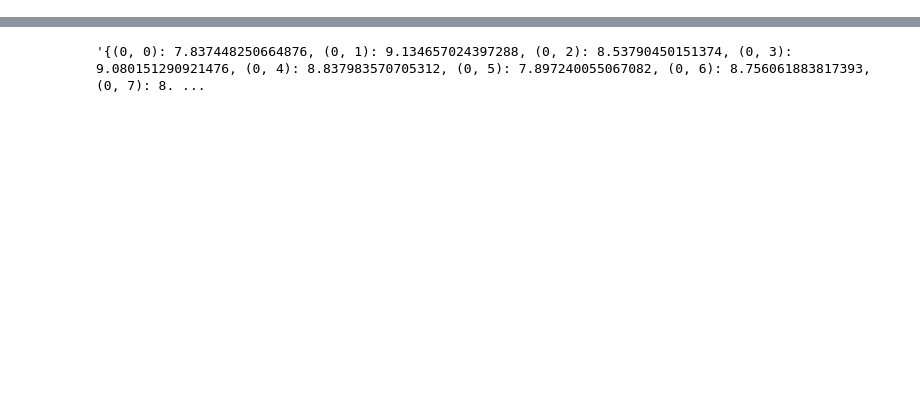
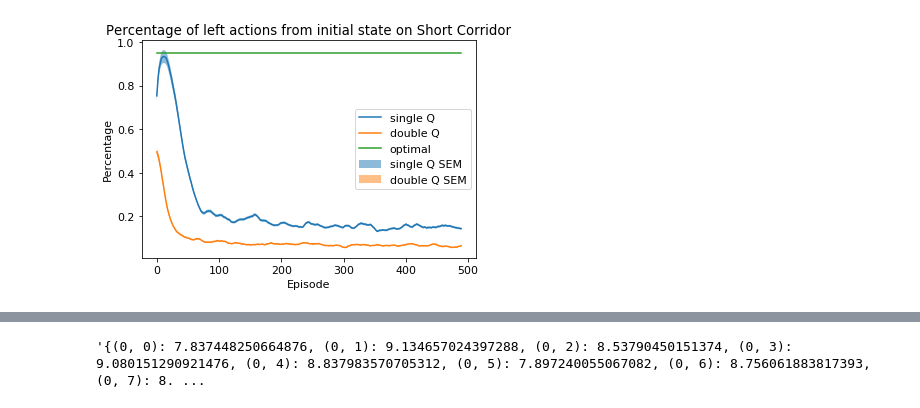
Before and after one commit to fsun2000/RL_project, a Jupyter notebook: short-corridor.ipynb, the cells around one changed output, grey strips where cells are left out. Cells and saved outputs as stored; diff of their text form; code cells hidden in the pictures; blank space fills up the shorter version.

```diff
--- a/short-corridor.ipynb
+++ b/short-corridor.ipynb
@@ -372,0 +292,13 @@ Training complete.
+# %%
+# number of actions in state B
+ACTIONS_B = range(0, 10)
+
+# configuration per experiment
+MEAN_REWARD = 0.1
+l_r_q = 0.5
+l_r_dq = 0.45
+
+if MEAN_REWARD < 0:
+    SIGN = 'negative'
+else:
+    SIGN = 'positive'
@@ -372,0 +330,82 @@ Training complete.
+# %%
+# plt.rcParams['font.size'] = '11'
+constant = np.sqrt(runs)
+
+n=10
+mu1 = left_counts_q.mean(axis=0)
+mu2 = left_counts_double_q.mean(axis=0)
+sigma1 = left_counts_q.mean(axis=0) / constant
+sigma2 = left_counts_double_q.mean(axis=0) / constant
+plt.plot(running_mean(mu1, n), label='single Q')
+plt.fill_between(np.arange(len(running_mean(mu1, n))), running_mean(mu1+sigma1, n), running_mean(mu1-sigma1, n), alpha=0.5, label='single Q SEM')
+plt.plot(running_mean(mu2, n), label='double Q')
+plt.fill_between(np.arange(len(running_mean(mu2, n))), running_mean(mu2+sigma2, n), running_mean(mu2-sigma2, n), alpha=0.5, label='double Q SEM')
+
+if SIGN == 'neg':
+    optimal_line = np.ones(episodes-10) * EPSILON/2
+else:
+    optimal_line = 1 - np.ones(episodes-10) * EPSILON/2
+plt.plot(optimal_line, label='optimal')
+plt.xlabel('Episode')
+plt.ylabel('Percentage')
+plt.title('Percentage of left actions from initial state on Short Corridor')
+
+plt.legend()
+plt.savefig('images/optimal-sc-{}-policy.png'.format(SIGN))
+plt.show()
+plt.close()
+
+mu1 = cum_reward_q.mean(axis=0)
+mu2 = cum_reward_double_q.mean(axis=0)
+sigma1 = cum_reward_q.mean(axis=0) / constant
+sigma2 = cum_reward_double_q.mean(axis=0) / constant
+plt.plot(running_mean(mu1, n=10), label='single Q')
+plt.fill_between(np.arange(len(running_mean(mu1, n))), running_mean(mu1+sigma1, n), running_mean(mu1-sigma1, n), alpha=0.5, label='single Q SEM')
+plt.plot(running_mean(mu2, n=10), label='double Q')
+plt.fill_between(np.arange(len(running_mean(mu2, n))), running_mean(mu2+sigma2, n), running_mean(mu2-sigma2, n), alpha=0.5, label='double Q SEM')
+plt.plot(np.ones(episodes-10) * np.max([0, MEAN_REWARD]) - 0.05*abs(MEAN_REWARD) , label='optimal')
+plt.xlabel('Episode')
+plt.ylabel('Cumulative reward')
+plt.title('Cumulative reward on Short Corridor')
+plt.legend()
+plt.savefig('images/optimal-sc-{}-cumreward.png'.format(SIGN))
+plt.show()
+plt.close()
+
+# Action value of Q(s_start, left)
+mu1 = Bqvalue_q.mean(axis=0)
+mu2 = Bqvalue_double_q.mean(axis=0)
+sigma1 = Bqvalue_q.mean(axis=0) / constant
+sigma2 = Bqvalue_double_q.mean(axis=0) / constant
+plt.plot(running_mean(mu1, n=10), label='single Q')
+plt.fill_between(np.arange(len(running_mean(mu1, n))), running_mean(mu1+sigma1, n), running_mean(mu1-sigma1, n), alpha=0.5, label='single Q SEM')
+plt.plot(running_mean(mu2, n=10), label='double Q')
+plt.fill_between(np.arange(len(running_mean(mu2, n))), running_mean(mu2+sigma2, n), running_mean(mu2-sigma2, n), alpha=0.5, label='double Q SEM')
+plt.plot(np.ones(episodes-10) * MEAN_REWARD, label='optimal')
+plt.xlabel('Episode')
+plt.ylabel('Q-value')
+plt.title('Q-value of left action on Short Corridor')
+plt.legend()
+plt.savefig('images/optimal-sc-{}-qval.png'.format(SIGN))
+plt.show()
+plt.close()
+
+# Perhaps plot max action value from state B?mu1 = Bqvalue_q.mean(axis=0)
+mu1 = Maxq_atB_q.mean(axis=0)
+mu2 = Maxq_atB_double_q.mean(axis=0)
+sigma1 = Maxq_atB_q.mean(axis=0) / constant
+sigma2 = Maxq_atB_double_q.mean(axis=0) / constant
+plt.plot(running_mean(mu1, n=10), label='single Q')
+plt.fill_between(np.arange(len(running_mean(mu1, n))), running_mean(mu1+sigma1, n), running_mean(mu1-sigma1, n), alpha=0.5, label='single Q SEM')
+plt.plot(running_mean(mu2, n=10), label='double Q')
+plt.fill_between(np.arange(len(running_mean(mu2, n))), running_mean(mu2+sigma2, n), running_mean(mu2-sigma2, n), alpha=0.5, label='double Q SEM')
+plt.plot(np.ones(episodes-10) * MEAN_REWARD, label='optimal')
+plt.xlabel('Episode')
+plt.ylabel('Max Q-value')
+plt.title('Max Q-value of left state on Short Corridor')
+plt.legend()
+plt.savefig('images/optimal-sc-{}-qval.png'.format(SIGN))
+plt.show()
+plt.close()
+# %% [output]
+[figure, added]
```
Also changed, not shown: parts of 14 cells of this notebook.
